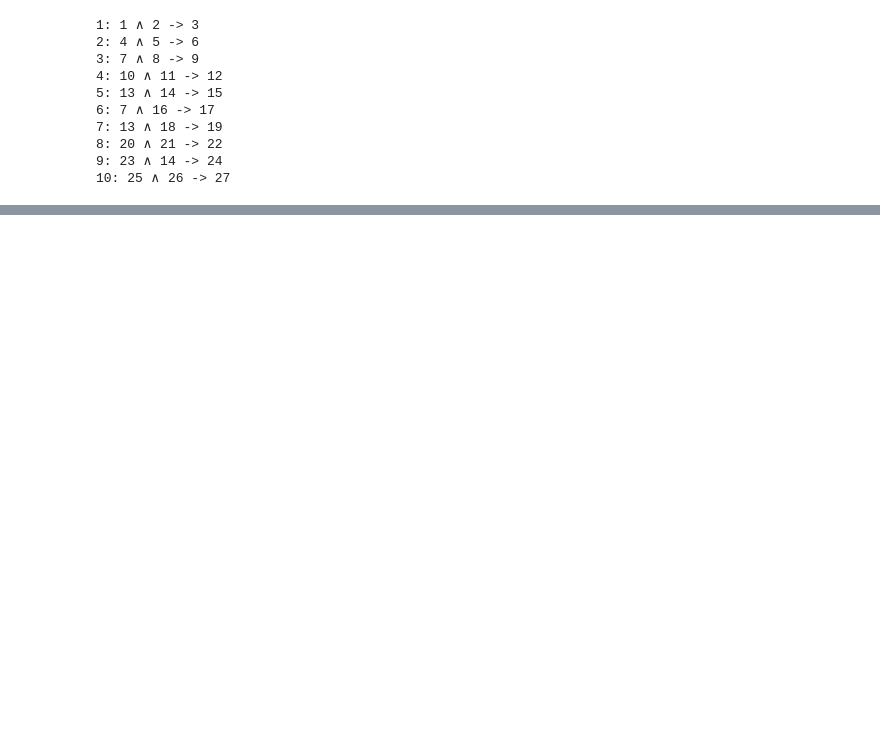
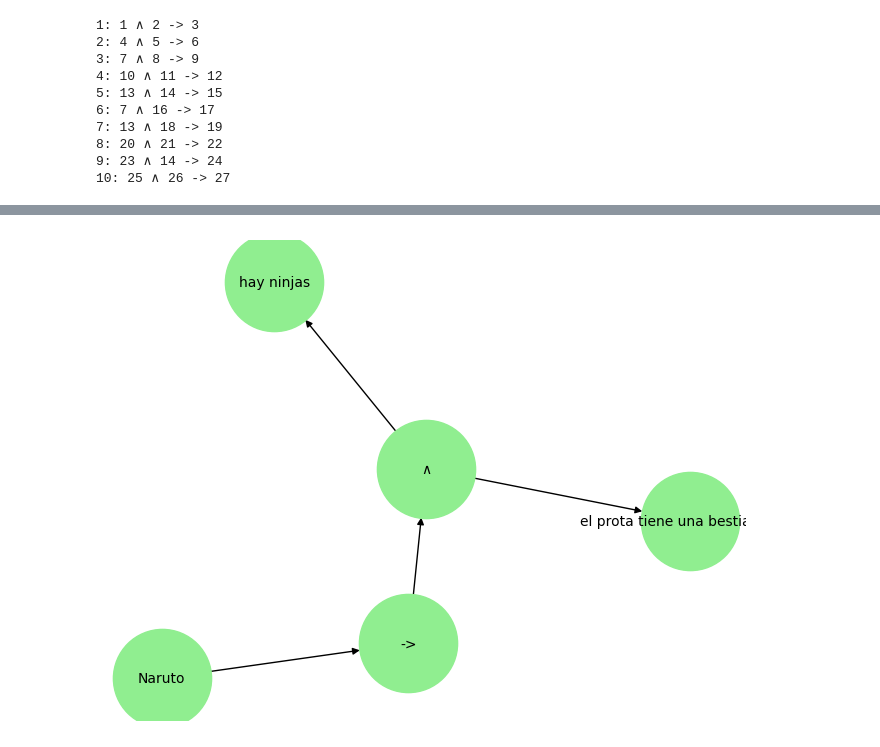
Before and after one commit to CarbajalB/SistemaExperto, a Jupyter notebook: PruebasEscaner.ipynb, the cells around one changed output, grey strips where cells are left out. Cells and saved outputs as stored; diff of their text form; code cells hidden in the pictures; blank space fills up the shorter version.

```diff
--- a/PruebasEscaner.ipynb
+++ b/PruebasEscaner.ipynb
@@ -254,0 +421,49 @@ hay hechiceros sí existe
+# %%
+import networkx as nx
+import matplotlib.pyplot as plt
+
+class Node:
+    def __init__(self, value):
+        self.value = value
+        self.children = []
+
+    def add_child(self, child):
+        self.children.append(child)
+
+def generate_tree():
+    # Crear el árbol de expresiones
+    root = Node('Naruto')
+    node1 = Node('->')
+    node2 = Node('∧')
+    node3 = Node('hay ninjas')
+    node4 = Node('el prota tiene una bestia dentro')
+
+    root.add_child(node1)
+    node1.add_child(node2)
+    node2.add_child(node3)
+    node2.add_child(node4)
+
+    return root
+
+def visualize_tree(root):
+    G = nx.DiGraph()
+
+    def traverse(node):
+        G.add_node(str(id(node)), label=node.value)
+        for child in node.children:
+            G.add_node(str(id(child)), label=child.value)
+            G.add_edge(str(id(node)), str(id(child)))
+            traverse(child)
+
+    traverse(root)
+
+    pos = nx.spring_layout(G, k=0.5, scale=2)
+    labels = nx.get_node_attributes(G, 'label')
+    nx.draw(G, pos, labels=labels, with_labels=True, node_size=5000, node_color='lightgreen', font_size=10, font_color='black')
+    plt.show()
+
+# Generar y visualizar el árbol
+root = generate_tree()
+visualize_tree(root)
+# %% [output]
+[figure, added]
```
Also changed, not shown: parts of 9 cells of this notebook, 2 other files.
